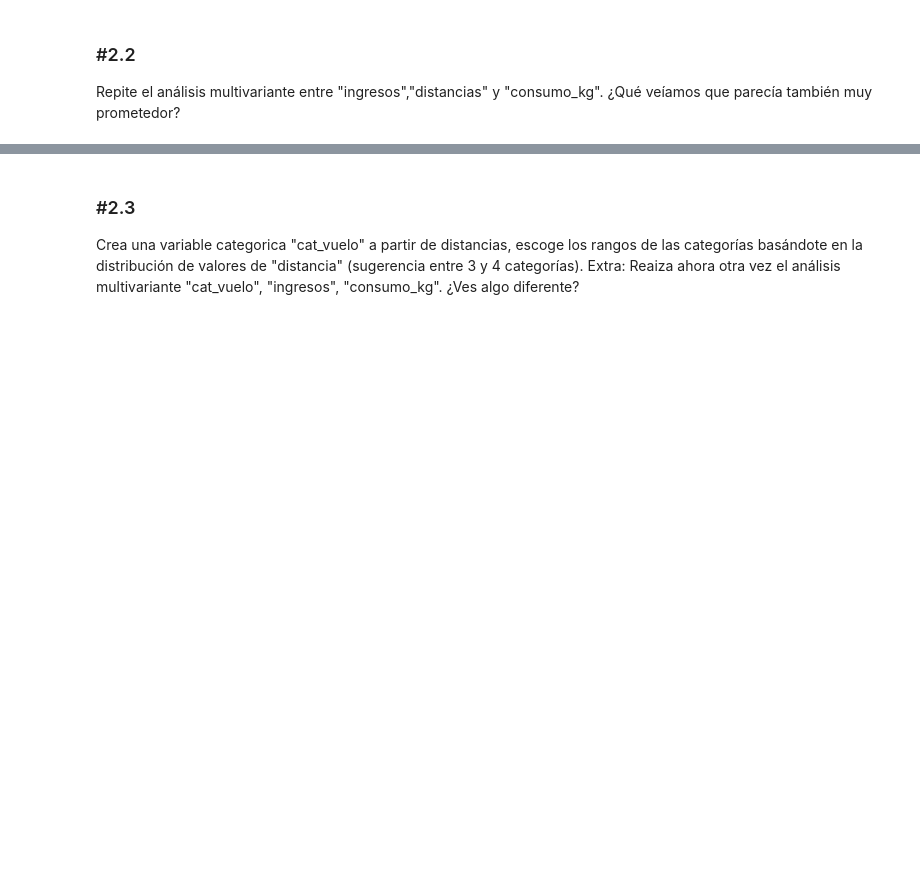
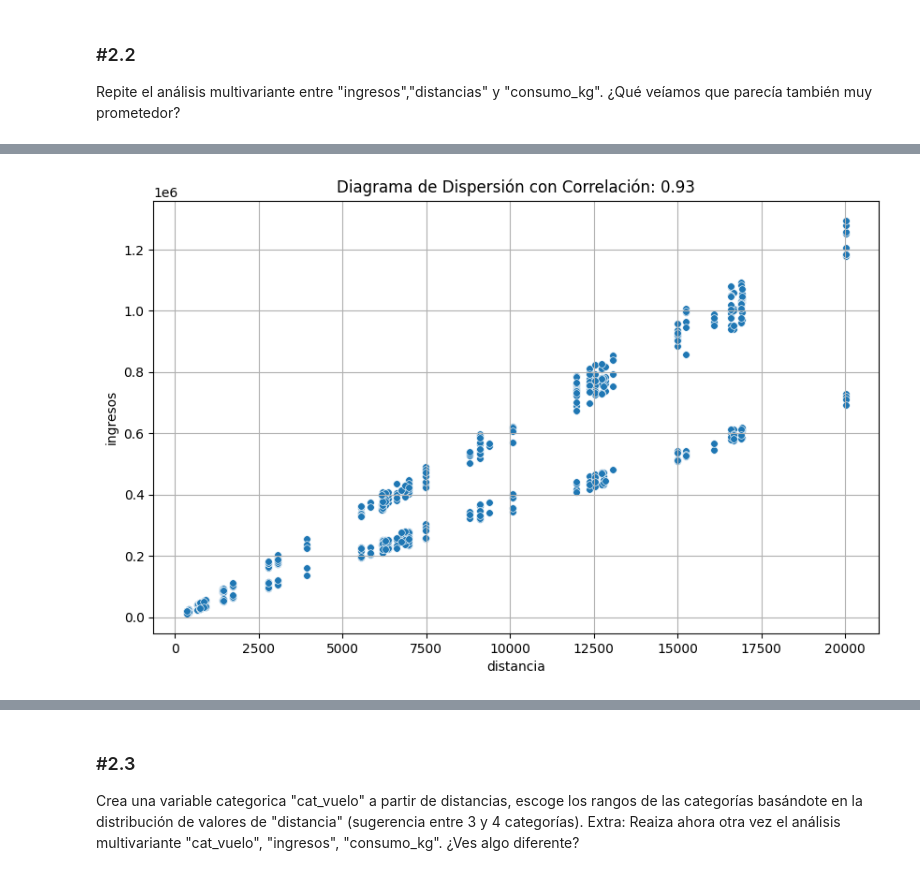
Before and after one commit to PIPM2001/DS_Online_Feb24_Exercises, a Jupyter notebook: 03_Analisis_de_Datos/Sprint_07/Unidad_2/Practica_Obligatoria/18_Practica_Obligatoria_Multivariante.ipynb, the cells around one changed output, grey strips where cells are left out. Cells and saved outputs as stored; diff of their text form; code cells hidden in the pictures; blank space fills up the shorter version.

```diff
--- a/03_Analisis_de_Datos/Sprint_07/Unidad_2/Practica_Obligatoria/18_Practica_Obligatoria_Multivariante.ipynb
+++ b/03_Analisis_de_Datos/Sprint_07/Unidad_2/Practica_Obligatoria/18_Practica_Obligatoria_Multivariante.ipynb
@@ -419,0 +479,4 @@ Repite el análisis multivariante entre "ingresos","distancias" y "consumo_kg".
+# %%
+grafico_dispersion_con_correlacion(df_air_jun,"distancia","ingresos", mostrar_correlacion= True, tamano_puntos= 30)
+# %% [output]
+[figure, added]
```
Also changed, not shown: parts of 15 cells of this notebook.
